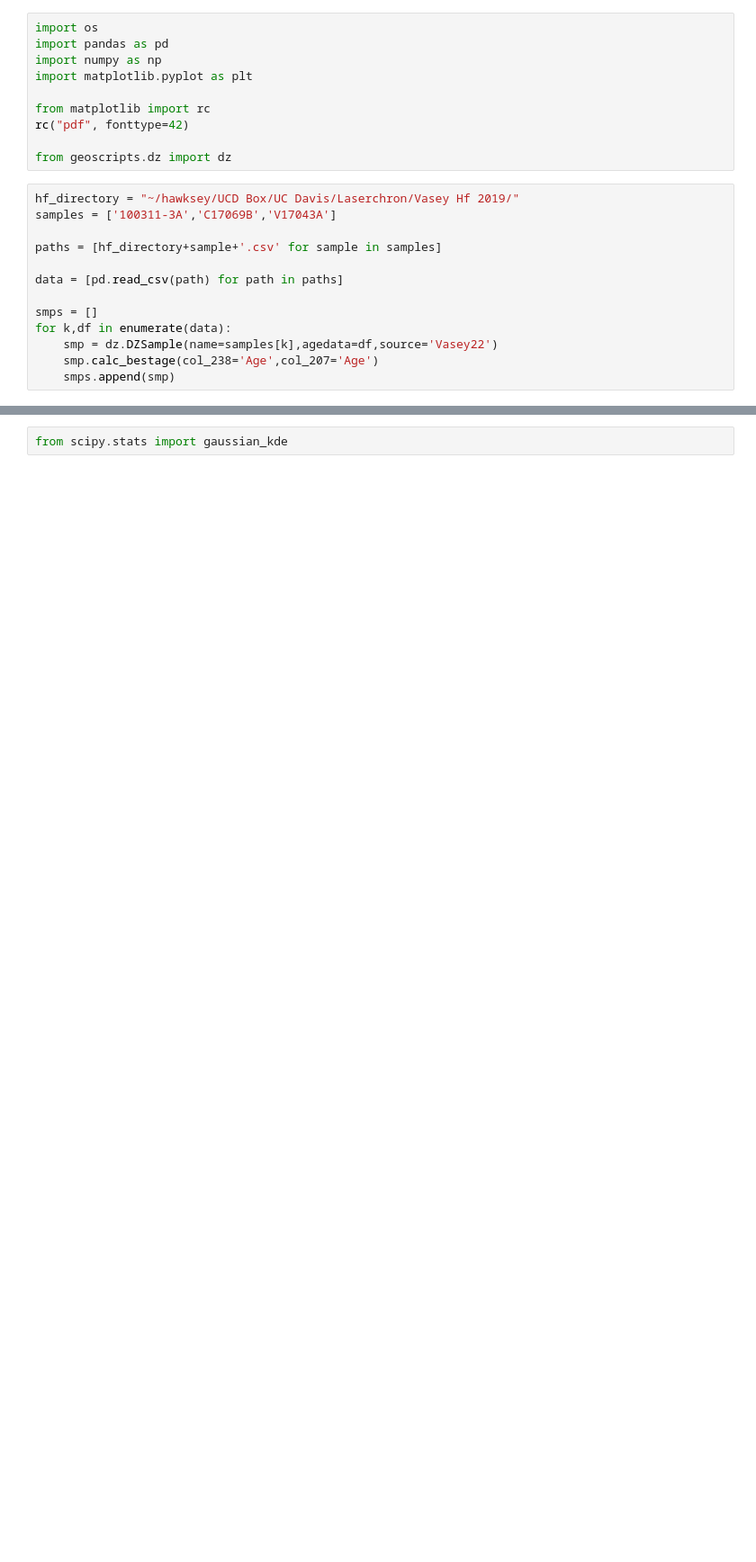
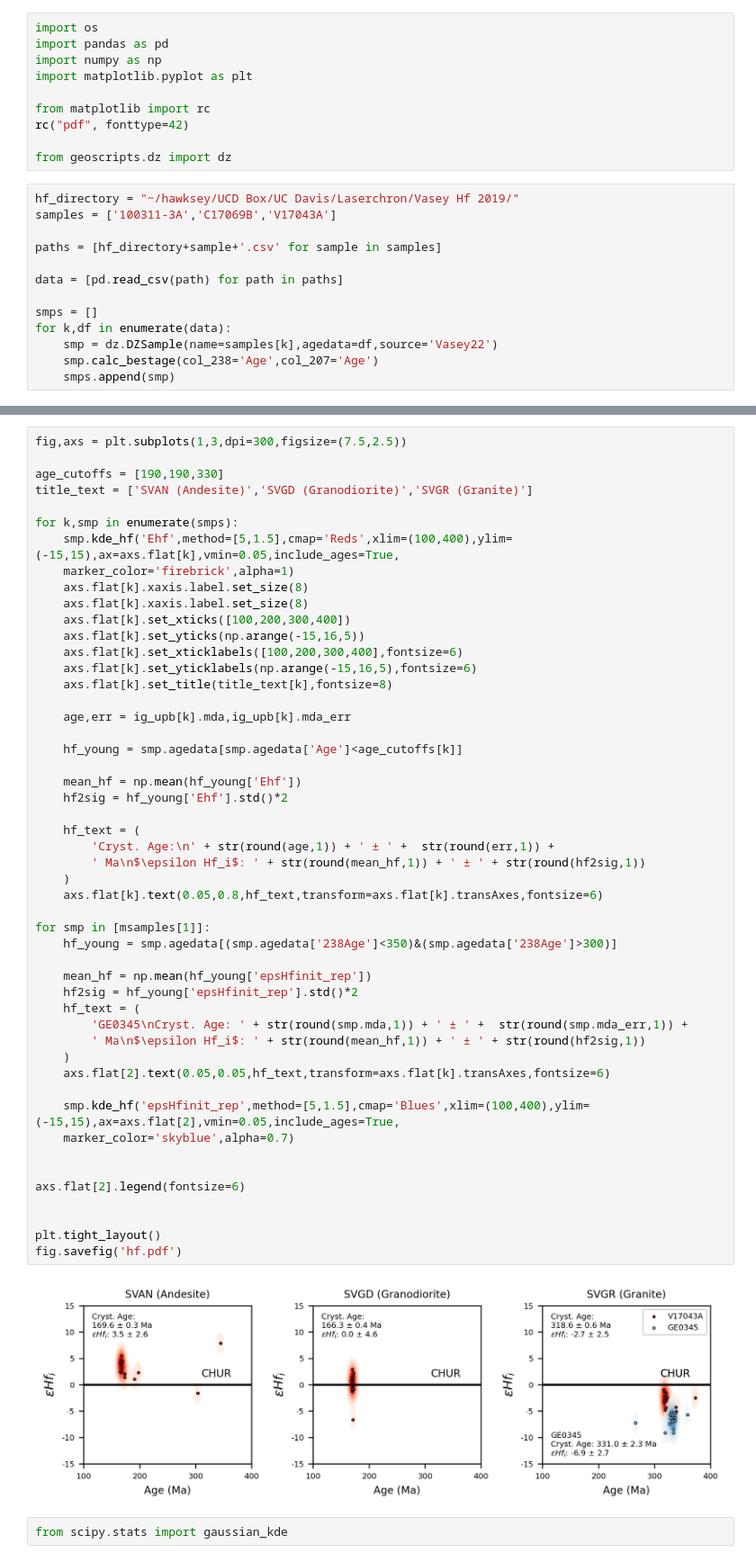
Before and after one commit to dyvasey/dz-caucasus, a Jupyter notebook: hf.ipynb, the cells around one changed output, grey strips where cells are left out. Shown at 90% size. Cells and saved outputs as stored; diff of their text form; blank space fills up the shorter version.

```diff
--- a/hf.ipynb
+++ b/hf.ipynb
@@ -76,3 +108,55 @@ plt.tight_layout()
+# %%
+fig,axs = plt.subplots(1,3,dpi=300,figsize=(7.5,2.5))
+
+age_cutoffs = [190,190,330]
+title_text = ['SVAN (Andesite)','SVGD (Granodiorite)','SVGR (Granite)']
+
+for k,smp in enumerate(smps):
+    smp.kde_hf('Ehf',method=[5,1.5],cmap='Reds',xlim=(100,400),ylim=(-15,15),ax=axs.flat[k],vmin=0.05,include_ages=True,
+    marker_color='firebrick',alpha=1)
+    axs.flat[k].xaxis.label.set_size(8)
+    axs.flat[k].xaxis.label.set_size(8)
+    axs.flat[k].set_xticks([100,200,300,400])
+    axs.flat[k].set_yticks(np.arange(-15,16,5))
+    axs.flat[k].set_xticklabels([100,200,300,400],fontsize=6)
+    axs.flat[k].set_yticklabels(np.arange(-15,16,5),fontsize=6)
+    axs.flat[k].set_title(title_text[k],fontsize=8)
+
+    age,err = ig_upb[k].mda,ig_upb[k].mda_err
+
+    hf_young = smp.agedata[smp.agedata['Age']<age_cutoffs[k]]
+
+    mean_hf = np.mean(hf_young['Ehf'])
+    hf2sig = hf_young['Ehf'].std()*2
+
+    hf_text = (
+        'Cryst. Age:\n' + str(round(age,1)) + ' ± ' +  str(round(err,1)) +
+        ' Ma\n$\epsilon Hf_i$: ' + str(round(mean_hf,1)) + ' ± ' + str(round(hf2sig,1))
+    )
+    axs.flat[k].text(0.05,0.8,hf_text,transform=axs.flat[k].transAxes,fontsize=6)
+
+for smp in [msamples[1]]:
+    hf_young = smp.agedata[(smp.agedata['238Age']<350)&(smp.agedata['238Age']>300)]
+
+    mean_hf = np.mean(hf_young['epsHfinit_rep'])
+    hf2sig = hf_young['epsHfinit_rep'].std()*2
+    hf_text = (
+        'GE0345\nCryst. Age: ' + str(round(smp.mda,1)) + ' ± ' +  str(round(smp.mda_err,1)) +
+        ' Ma\n$\epsilon Hf_i$: ' + str(round(mean_hf,1)) + ' ± ' + str(round(hf2sig,1))
+    )
+    axs.flat[2].text(0.05,0.05,hf_text,transform=axs.flat[k].transAxes,fontsize=6)
+
+    smp.kde_hf('epsHfinit_rep',method=[5,1.5],cmap='Blues',xlim=(100,400),ylim=(-15,15),ax=axs.flat[2],vmin=0.05,include_ages=True,
+    marker_color='skyblue',alpha=0.7)
+
+
+axs.flat[2].legend(fontsize=6)
+
+
+plt.tight_layout()
+fig.savefig('hf.pdf')
+# %% [output]
+[figure, added]
 # %%
 from scipy.stats import gaussian_kde
 # %%
```
Also changed, not shown: parts of 4 cells of this notebook, 1 other file.
